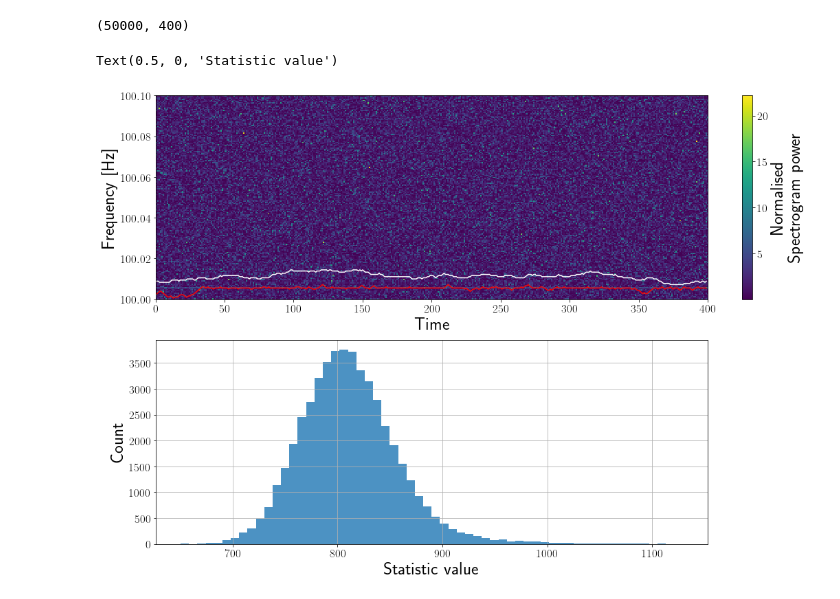
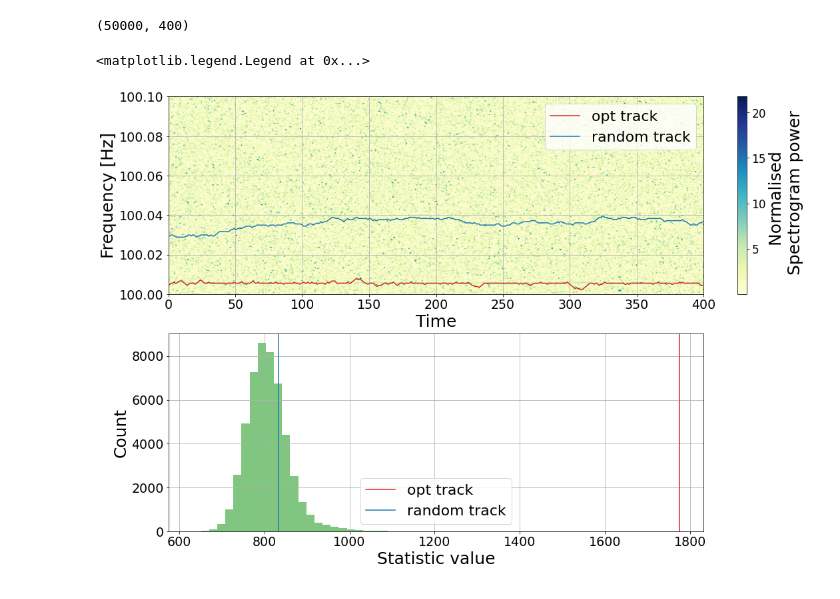
Before and after one commit to jcbayley/phd_thesis, a Jupyter notebook: notebooks/soap_test.ipynb, the cells around one changed output. Drawn from its saved outputs; the diff is of its cells as text; code cells hidden in the pictures.

Commit message:
updated some intro plots, read through to multi detector SOAP

```diff
--- a/notebooks/soap_test.ipynb
+++ b/notebooks/soap_test.ipynb
@@ -36,28 +35,34 @@ np.shape(rtracks)
 powers = []
 for tr in rtracks:
     powers.append(np.sum([data[i,j] for i,j in enumerate(tr)] ))
+# %%
+powers.append(track.max_end_prob)
 # %%
 fig, ax = plt.subplots(figsize=(18,12),nrows=2)
-im = ax[0].imshow(data.T,origin="lower",aspect="auto",extent=[0,400,100.0,100.1])
-line = ax[0].plot(track.opt_path/1800. + 100,"r")
-liner = ax[0].plot(rtracks[10]/1800. + 100,"w")
+im = ax[0].imshow(data.T,origin="lower",aspect="auto",extent=[0,400,100.0,100.1],cmap="YlGnBu")
+line = ax[0].plot(track.opt_path/1800. + 100,"C3",label="opt track")
+liner = ax[0].plot(rtracks[15]/1800. + 100,"C0",label="random track")
 
 box = ax[1].get_position()
 ax[1].set_position([box.x0, box.y0, box.width * 0.8 , box.height])
-hist = ax[1].hist(powers,bins = 60,histtype="stepfilled",alpha=0.8)
-ax[1].grid(True)
+hist = ax[1].hist(powers,bins = 60,histtype="stepfilled",alpha=0.6,color="C2")
+ax[1].axvline(track.max_end_prob,color="C3",label="opt track sum")
+ax[1].axvline(powers[15],color="C0",label="random track sum")
+#ax[1].grid(True)
 #ax.set_ylim([100.0,100.1])]
 fns = 25
 cbar=fig.colorbar(im,ax=ax[0])
 cbar.ax.tick_params(labelsize=17)
 cbar.set_label(label="Normalised \n Spectrogram power",fontsize=25)
-ax[0].tick_params(axis='both', which='major', labelsize=17)
-ax[1].tick_params(axis='both', which='major', labelsize=17)
+ax[0].tick_params(axis='both', which='major', labelsize=19)
+ax[1].tick_params(axis='both', which='major', labelsize=19)
 ax[0].set_ylabel("Frequency [Hz]",fontsize=fns)
 ax[0].set_xlabel("Time",fontsize=fns)
 ax[1].set_ylabel("Count",fontsize=fns)
 ax[1].set_xlabel("Statistic value",fontsize=fns)
+ax[0].legend()
+ax[1].legend()
 # %% [output]
-Text(0.5, 0, 'Statistic value')
+<matplotlib.legend.Legend at 0x...>
-[figure, old version]
+[figure, new version]
 # %%
```
Also changed, not shown: parts of 3 cells of this notebook, 10 other files.
